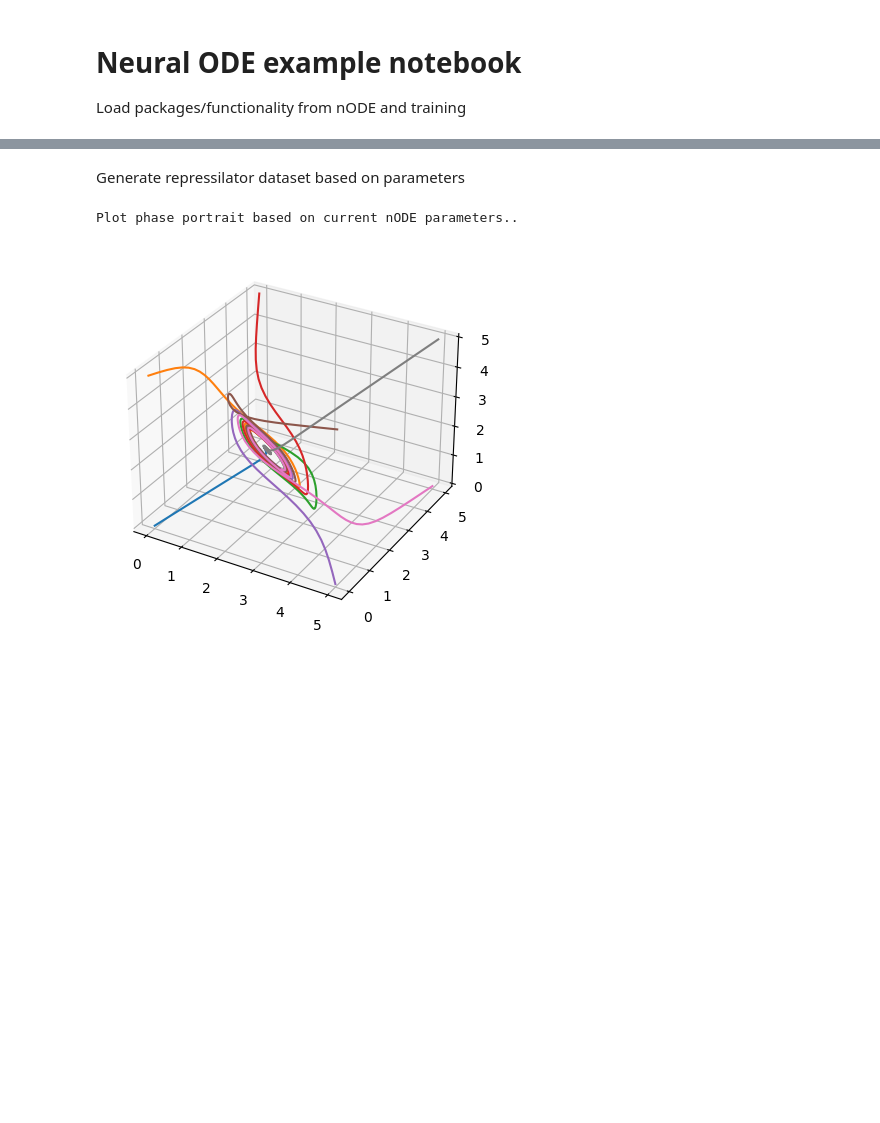
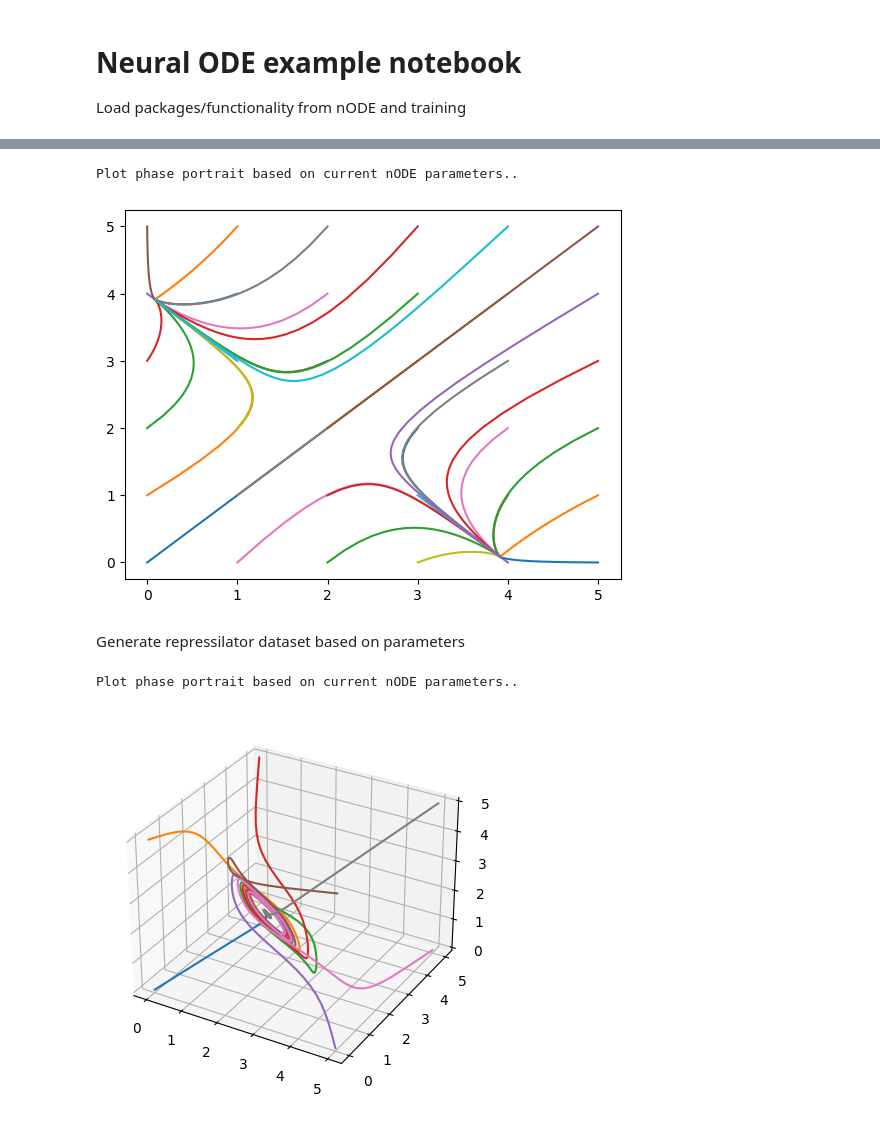
Before and after one commit to elenaquei/BioML, a Jupyter notebook: nODE.ipynb, the cells around one changed output, grey strips where cells are left out. Cells and saved outputs as stored; diff of their text form; code cells hidden in the pictures; blank space fills up the shorter version.

```diff
--- a/nODE.ipynb
+++ b/nODE.ipynb
@@ -12,3 +52,8 @@ device = 'cpu'#torch.device('cuda' if torch.cuda.is_available() else 'cpu')''
+# %%
+true_model.phase_portrait(gridpoints=5, time_interval=[0.,10.])
+# %% [output]
+Plot phase portrait based on current nODE parameters..
+[figure, added]
 # %% [markdown]
 Generate repressilator dataset based on parameters
 # %%
```
Also changed, not shown: parts of 6 cells of this notebook.
